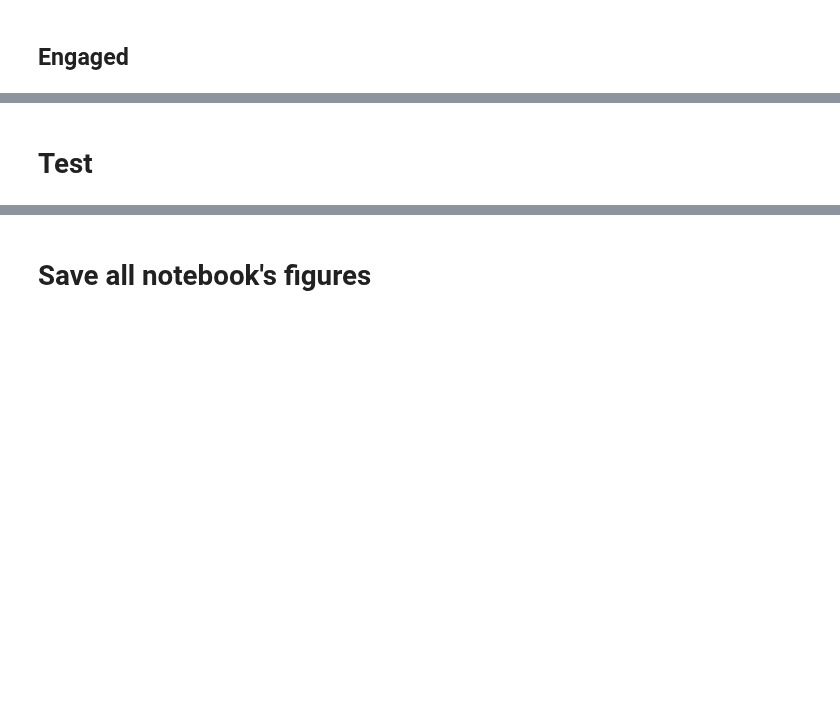
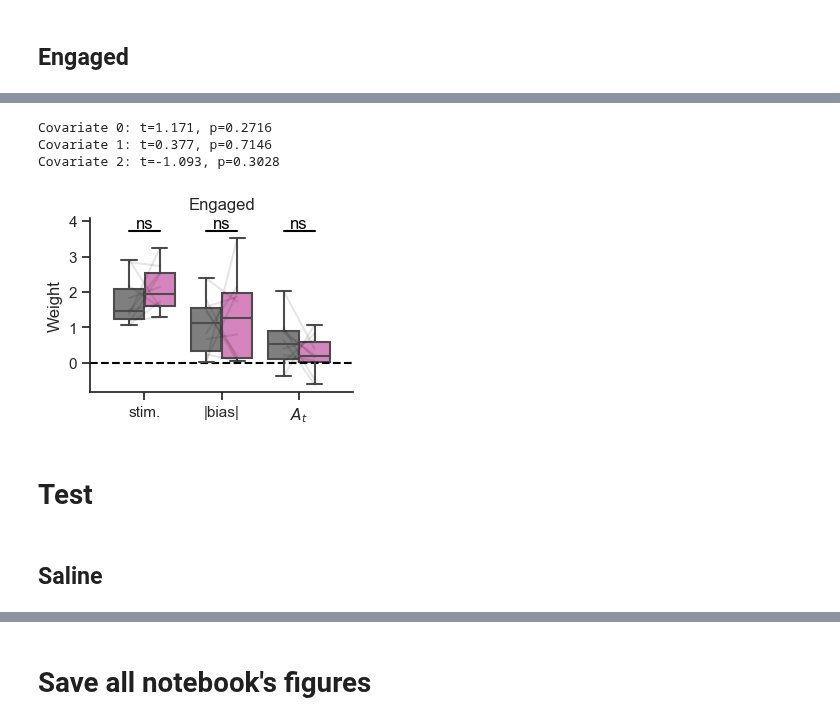
Before and after one commit to 3leni0n/PycharmProjects, a Jupyter notebook: glmhmm/notebook_full_model.ipynb, the cells around one changed output, grey strips where cells are left out. Saved outputs shown, nothing was run; the diff lists cells and outputs as text; code cells hidden in the pictures; blank space fills up the shorter version.

```diff
--- a/glmhmm/notebook_full_model.ipynb
+++ b/glmhmm/notebook_full_model.ipynb
@@ -433,5 +434,15 @@ Covariate 0: t=-3.498, p=0.0067
 Covariate 1: t=-0.611, p=0.5560
 Covariate 2: t=-0.887, p=0.3981
 [drawing not drawn]
+# %%
+figsize = fig_size(n_cols=2)
+ax = plot_paired_boxplot_GLMHMM_kernel(data[data.Label=='Engaged'], drug=True, figsize=figsize)
+plt.title('Engaged')
+ax.get_legend().remove()
+# %% [output]
+Covariate 0: t=1.171, p=0.2716
+Covariate 1: t=0.377, p=0.7146
+Covariate 2: t=-1.093, p=0.3028
+[figure, added]
 # %% [markdown]
 # Test
@@ -447,0 +453,2 @@ trans_mat = [np.fromstring(s.strip('[]'), sep=' ').reshape(n_states, n_states) f
+# %% [markdown]
+## Saline
```
Also changed, not shown: parts of 7 cells of this notebook, 39 other files.
